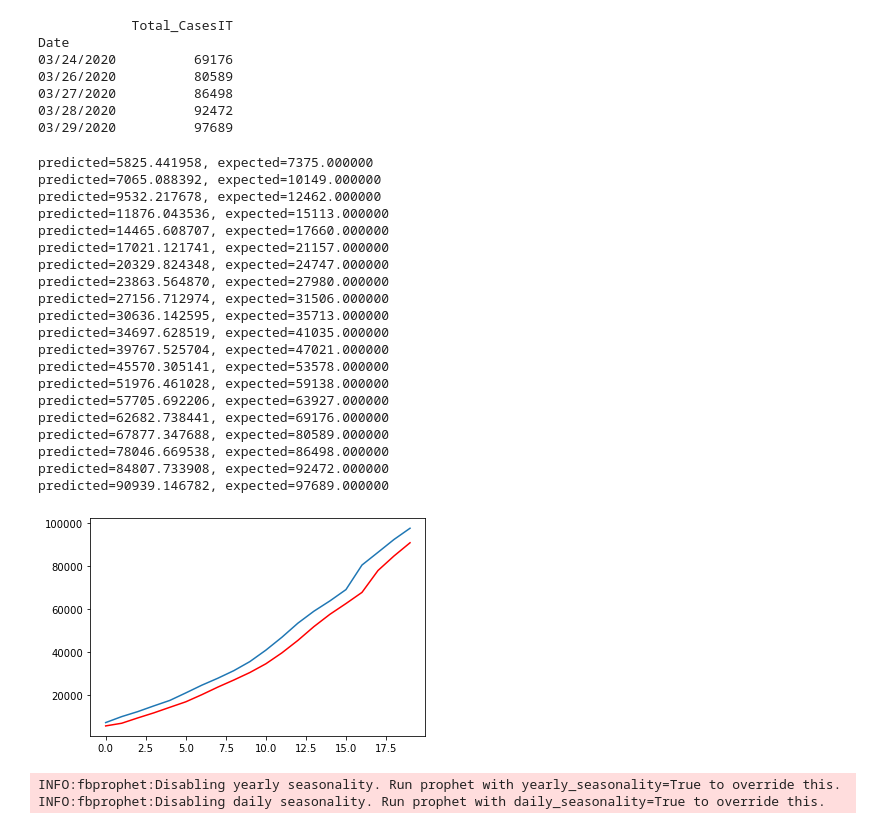
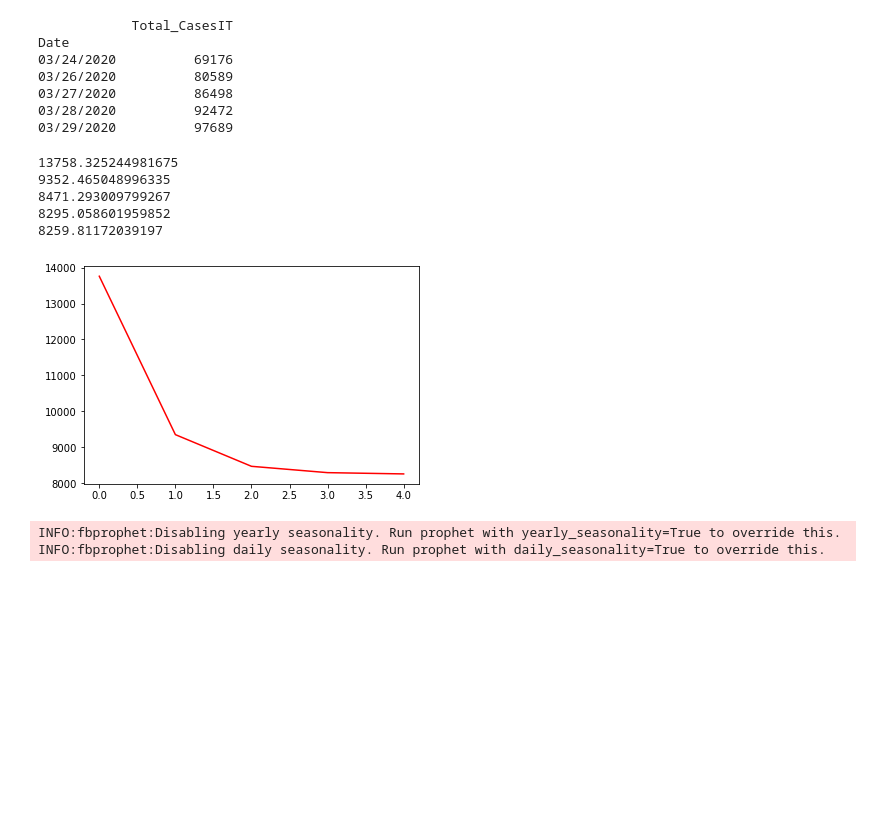
Before and after one commit to BrunoMartins11/covid-19-API, a Jupyter notebook: Notebook/Covid-Analyzer.ipynb, the cells around one changed output. Drawn from its saved outputs; the diff is of its cells as text; code cells hidden in the pictures; blank space fills up the shorter version.

```diff
--- a/Notebook/Covid-Analyzer.ipynb
+++ b/Notebook/Covid-Analyzer.ipynb
@@ -113,7 +106,7 @@ values = values.astype('float32')
 scaler = MinMaxScaler(feature_range=(0,1))
 scaled = scaler.fit_transform(values)
 
-train_size = int(len(scaled) * 0.8)
+train_size = int(len(scaled) * 0.85)
 test_size = len(scaled) - train_size
 train, test = scaled[0:train_size,:], scaled[train_size:len(scaled),:]
 print(len(train), len(test))
@@ -125,4 +118,8 @@ print(trainX.shape)
 
 trainX = np.reshape(trainX, (trainX.shape[0], 5, 1))
 testX = np.reshape(testX, (testX.shape[0], 5, 1))
+
+print(trainX.shape)
+print(trainX[:5])
+print(testX[:5])
 # %% [output]
@@ -133,3 +145,15 @@ import tensorflow as tf
 
 physical_devices = tf.config.list_physical_devices('GPU')
 tf.config.experimental.set_memory_growth(physical_devices[0],True)
+# %%
+from tensorflow.keras.models import Sequential
+from tensorflow.keras.layers import Dense, LSTM, Dropout
+
+model_ls = Sequential()
+model_ls.add(LSTM(18,return_sequences=True, input_shape=(trainX.shape[1],trainX.shape[2])))
+model_ls.add(Dropout(0.2))
+model_ls.add(LSTM(18))
+model_ls.add(Dropout(0.5))
+model_ls.add(Dense(1, activation='linear'))
+model_ls.compile(loss='mean_squared_logarithmic_error', optimizer='adam', metrics=['accuracy'])
+history = model_ls.fit(trainX, trainY, epochs=100, batch_size=16, validation_data=(testX,testY), shuffle=False)
@@ -411,49 +463,30 @@ Date
 03/29/2020          97689
 # %%
 # Exponential Smoothening
-from statsmodels.tsa.holtwinters import SimpleExpSmoothing
+from statsmodels.tsa.holtwinters import ExponentialSmoothing
 
-X = data_arima.values
-size = int(len(X) * 0.66)
-train, test = X[0:size], X[size:len(X)]
-history = [x for x in train]
+X = dataPT[['Total_CasesPT']].values
+history = [x for x in X]
 predictions = list()
-for t in range(len(test)):
-	model = SimpleExpSmoothing(history)
-	model_fit = model.fit(smoothing_level=0.8)
-	output = model_fit.forecast()
-	yhat = output[0]
-	predictions.append(yhat)
-	obs = test[t]
-	history.append(obs)
-	print('predicted=%f, expected=%f' % (yhat, obs))
+for t in range(5):
+    model = ExponentialSmoothing(history[t:])
+    model_fit = model.fit(smoothing_level=0.8)
+    output = model_fit.forecast()
+    yhat = output[0]
+    print(yhat)
+    predictions.append(yhat)
+    history.append(obs)
 
 # plot
-plt.plot(test)
 plt.plot(predictions, color='red')
 plt.show()
 # %% [output]
-predicted=5825.441958, expected=7375.000000
-predicted=7065.088392, expected=10149.000000
-predicted=9532.217678, expected=12462.000000
-predicted=11876.043536, expected=15113.000000
-predicted=14465.608707, expected=17660.000000
-predicted=17021.121741, expected=21157.000000
-predicted=20329.824348, expected=24747.000000
-predicted=23863.564870, expected=27980.000000
-predicted=27156.712974, expected=31506.000000
-predicted=30636.142595, expected=35713.000000
-predicted=34697.628519, expected=41035.000000
-predicted=39767.525704, expected=47021.000000
-predicted=45570.305141, expected=53578.000000
-predicted=51976.461028, expected=59138.000000
-predicted=57705.692206, expected=63927.000000
-predicted=62682.738441, expected=69176.000000
-predicted=67877.347688, expected=80589.000000
-predicted=78046.669538, expected=86498.000000
-predicted=84807.733908, expected=92472.000000
-predicted=90939.146782, expected=97689.000000
+13758.325244981675
+9352.465048996335
+8471.293009799267
+8295.058601959852
+8259.81172039197
-[figure, old version]
+[figure, new version]
 # %%
 #PROPHET
 from fbprophet import Prophet
```
Also changed, not shown: parts of 9 cells of this notebook, 2 other files.
